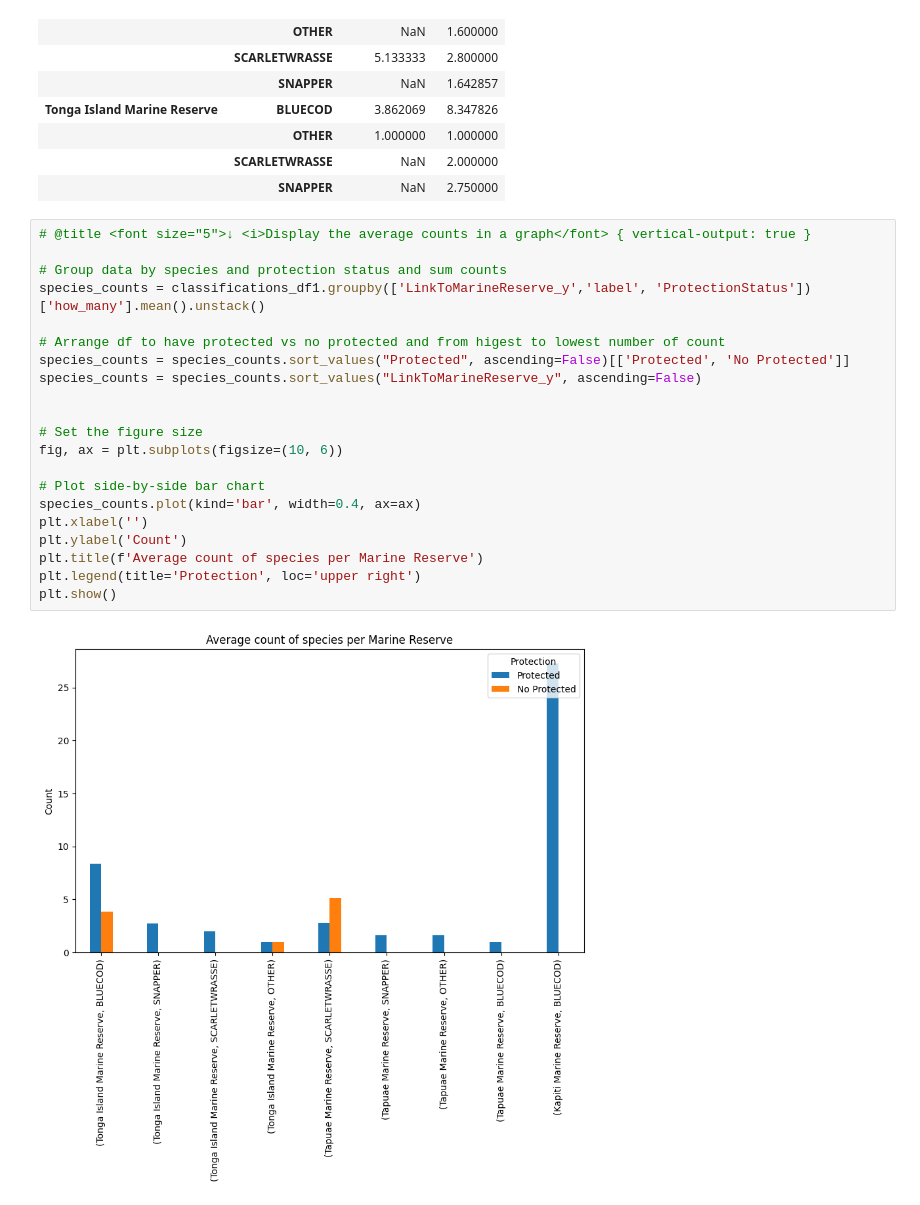
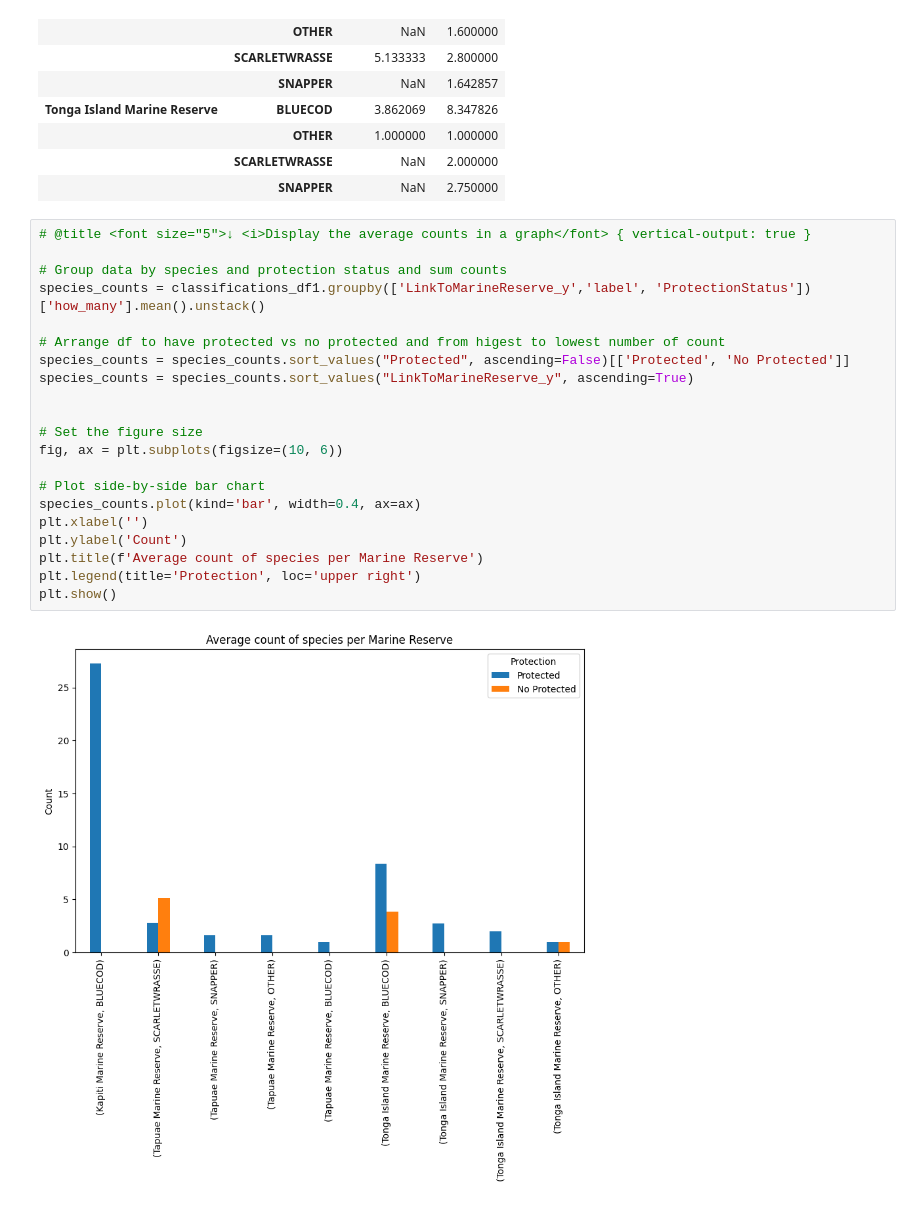
Before and after one commit to victor-wildlife/wild_about_ai_classifications, a Jupyter notebook: wild_about_ai_average_count_final_report.ipynb, the cells around one changed output. Drawn from its saved outputs; the diff is of its cells as text.

```diff
--- a/wild_about_ai_average_count_final_report.ipynb
+++ b/wild_about_ai_average_count_final_report.ipynb
@@ -65,23 +65,23 @@ classifications_df1.groupby(['LinkToMarineReserve_y','label', 'ProtectionStatus'
 # %%
 # @title <font size="5">↓ ឵឵<i>Display the average counts in a graph</font> { vertical-output: true }
 
 # Group data by species and protection status and sum counts
 species_counts = classifications_df1.groupby(['LinkToMarineReserve_y','label', 'ProtectionStatus'])['how_many'].mean().unstack()
 
 # Arrange df to have protected vs no protected and from higest to lowest number of count
 species_counts = species_counts.sort_values("Protected", ascending=False)[['Protected', 'No Protected']]
-species_counts = species_counts.sort_values("LinkToMarineReserve_y", ascending=False)
+species_counts = species_counts.sort_values("LinkToMarineReserve_y", ascending=True)
 
 
 # Set the figure size
 fig, ax = plt.subplots(figsize=(10, 6))
 
 # Plot side-by-side bar chart
 species_counts.plot(kind='bar', width=0.4, ax=ax)
 plt.xlabel('')
 plt.ylabel('Count')
 plt.title(f'Average count of species per Marine Reserve')
 plt.legend(title='Protection', loc='upper right')
 plt.show()
 # %% [output]
-[figure, old version]
+[figure, new version]
```
